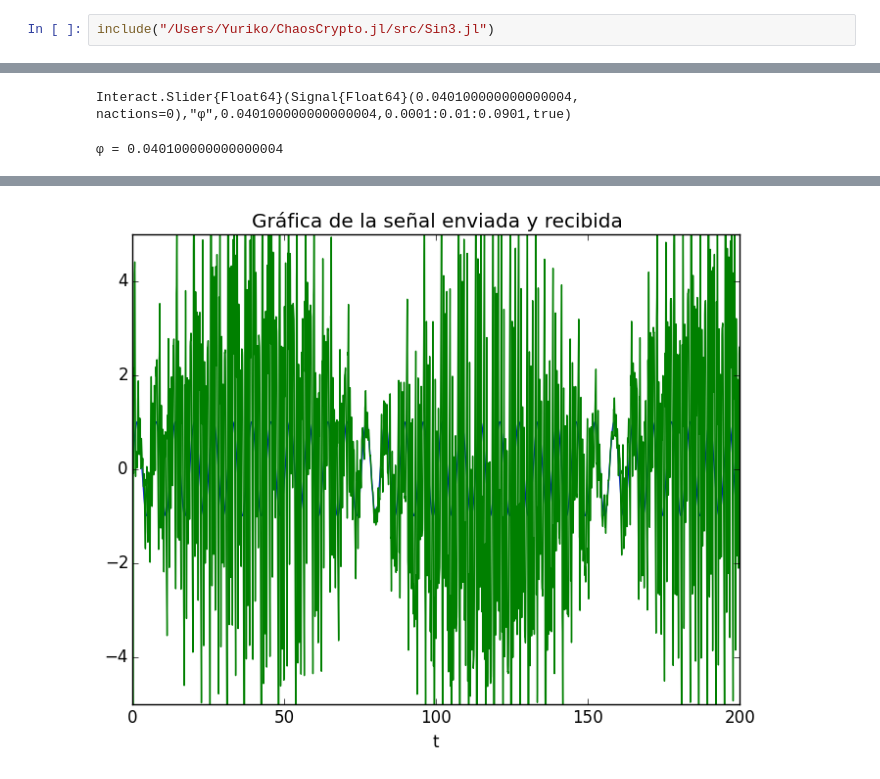
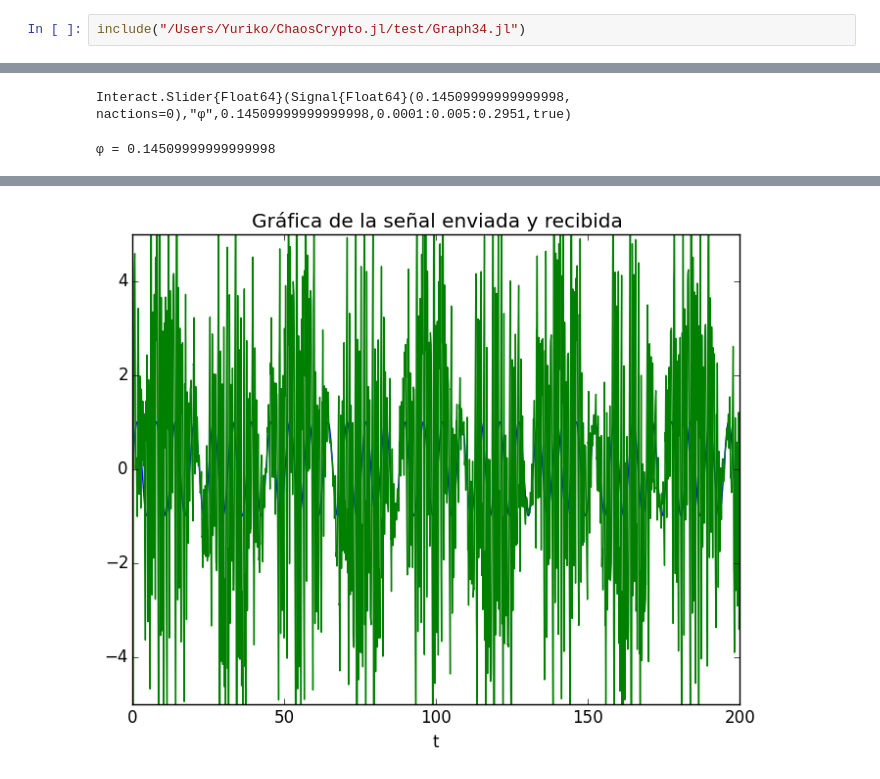
Before and after one commit to ignacio-vc/ChaosCrypto, a Jupyter notebook: wip/Prueba3YY.ipynb, the cells around one changed output, grey strips where cells are left out. Saved outputs shown, nothing was run; the diff lists cells and outputs as text.

```diff
--- a/wip/Prueba3YY.ipynb
+++ b/wip/Prueba3YY.ipynb
@@ -1,3 +5,3 @@
 # %%
-include("/Users/Yuriko/ChaosCrypto.jl/src/Sin3.jl")
+include("/Users/Yuriko/ChaosCrypto.jl/test/Graph34.jl")
 # %% [output]
@@ -4,2 +9,2 @@ include("/Users/Yuriko/ChaosCrypto.jl/src/Sin3.jl")
-Interact.Slider{Float64}(Signal{Float64}(0.040100000000000004, nactions=0),"φ",0.040100000000000004,0.0001:0.01:0.0901,true)
+Interact.Slider{Float64}(Signal{Float64}(0.14509999999999998, nactions=0),"φ",0.14509999999999998,0.0001:0.005:0.2951,true)
-φ = 0.040100000000000004
+φ = 0.14509999999999998
@@ -6 +12 @@ Interact.Slider{Float64}(Signal{Float64}(0.040100000000000004, nactions=0),"φ",
-[figure, old version]
+[figure, new version]
```
Also changed, not shown: parts of 4 cells of this notebook, 4 other files.
